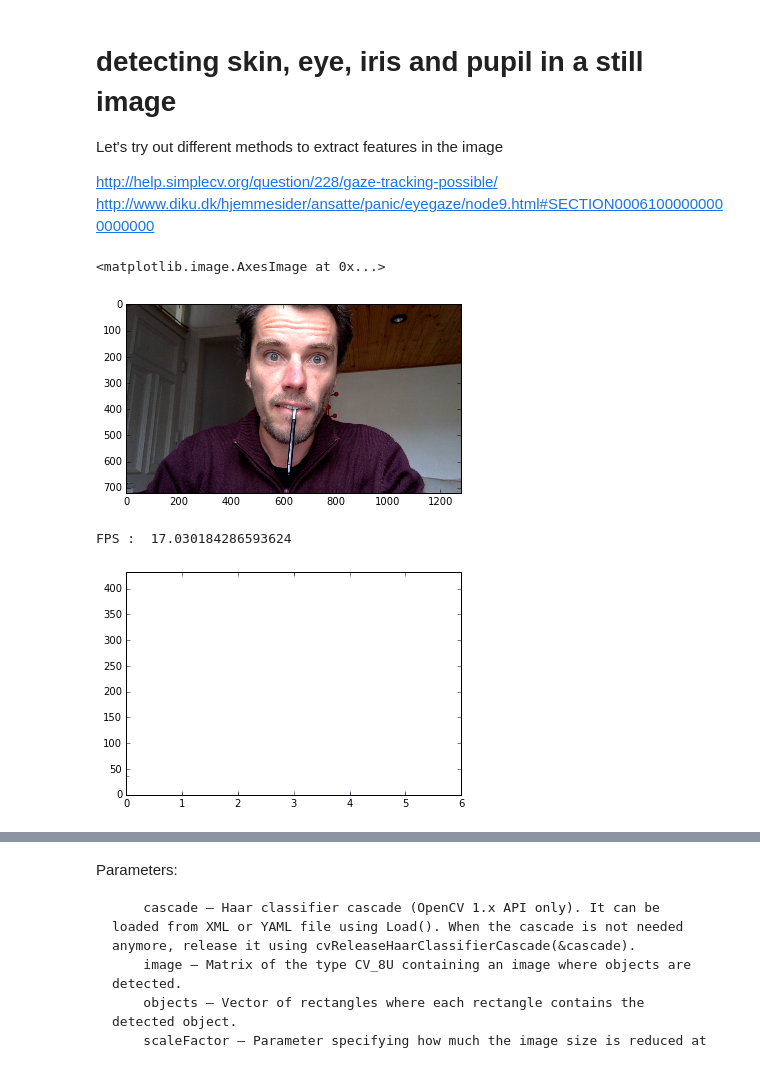
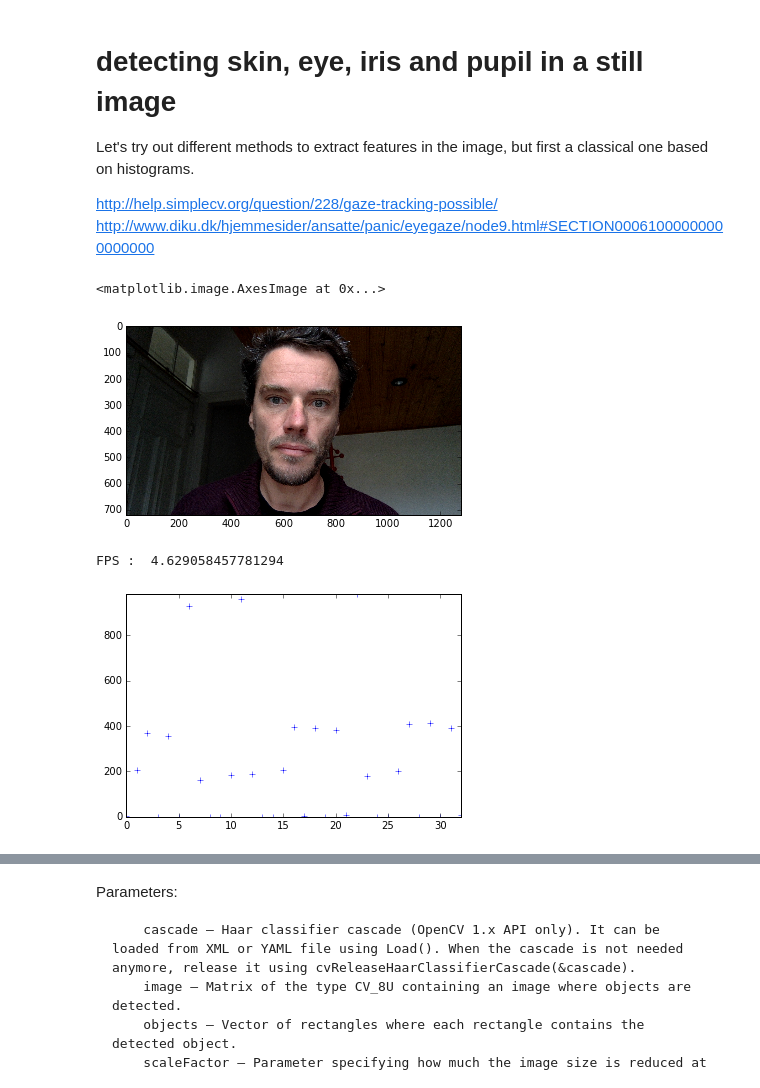
Before and after one commit to laurentperrinet/LeCheapEyeTracker, a Jupyter notebook: dev/LeCheapEyeTracker_gaze tracking - take 1.ipynb, the cells around one changed output, grey strips where cells are left out. Drawn from its saved outputs; the diff is of its cells as text; code cells hidden in the pictures.

```diff
--- a/dev/LeCheapEyeTracker_gaze tracking - take 1.ipynb
+++ b/dev/LeCheapEyeTracker_gaze tracking - take 1.ipynb
@@ -1,7 +1,7 @@
 # %% [markdown]
 # detecting skin, eye, iris and pupil in a still image
 
-Let's try out different methods to extract features in the image
+Let's try out different methods to extract features in the image, but first a classical one based on histograms.
 
 http://help.simplecv.org/question/228/gaze-tracking-possible/
 http://www.diku.dk/hjemmesider/ansatte/panic/eyegaze/node9.html#SECTION00061000000000000000
@@ -15,19 +15,23 @@ import matplotlib.pyplot as plt
 %matplotlib inline
 import cv2
 # %%
-from LeCheapEyeTracker import Camera
-cam = Camera()
-frame = cam.run(T=1)
+from LeCheapEyeTracker import LeCheapEyeTracker
+cam = LeCheapEyeTracker(threadn=1)
+frame = cam.grab()
+frame = cam.grab()
 cam.close()
 plt.imshow(cv2.cvtColor(frame, cv2.COLOR_BGR2RGB))
 # %% [output]
 <matplotlib.image.AxesImage at 0x...>
-[figure, old version]
+[figure, new version]
 # %%
-if len(cam.ctime) >0:
+cam = LeCheapEyeTracker()
+cam.run(T=8)
+cam.close()
+if len(cam.ctime) > 0:
     plt.plot(np.diff(np.array(cam.ctime))*1000, '+')
     _ = plt.axis('tight')
-    print ('FPS : ',  cam.N/(cam.ctime[-1]-cam.ctime[0]))
+    print ('FPS : ',  len(cam.ctime)/(cam.ctime[-1]-cam.ctime[0]))
 # %% [output]
-FPS :  17.030184286593624
+FPS :  4.629058457781294
-[figure, old version]
+[figure, new version]
```
Also changed, not shown: parts of 20 cells of this notebook, 8 other files.
